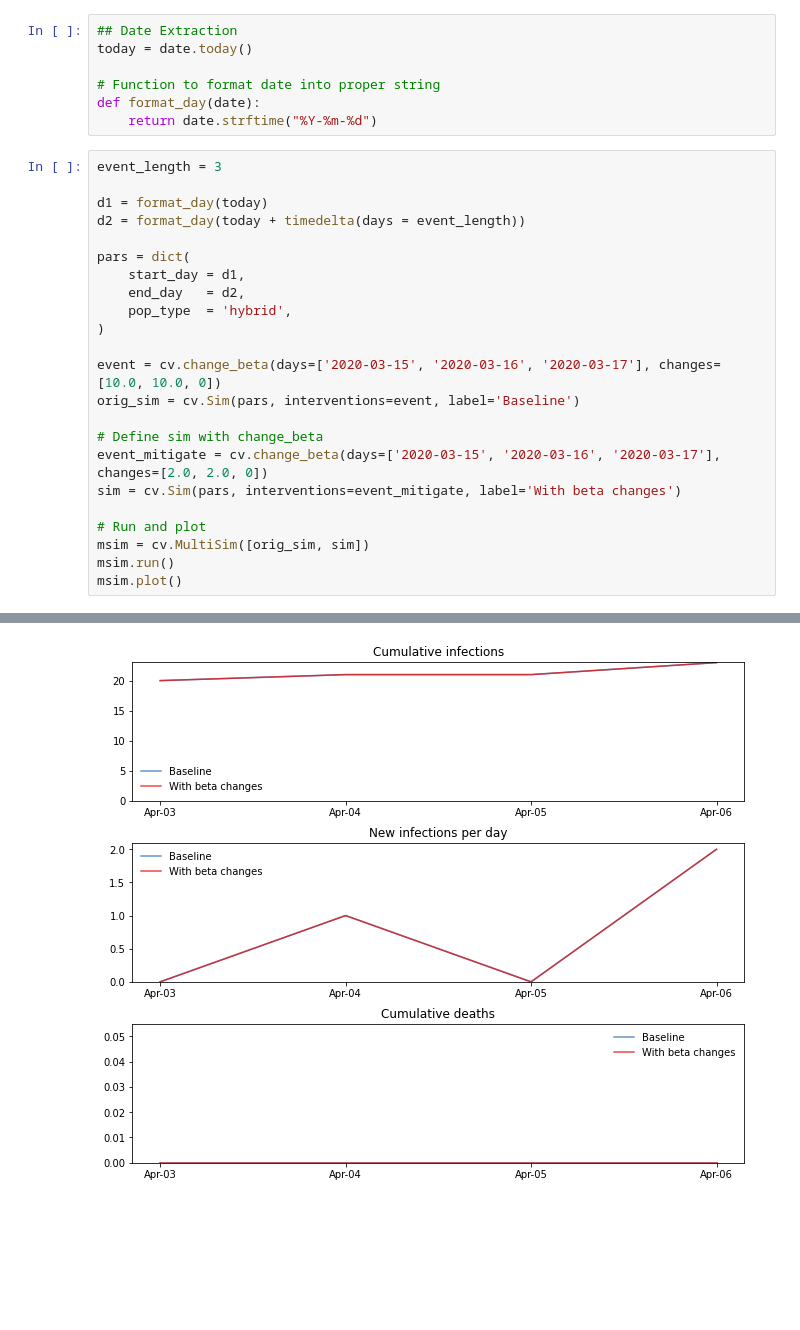
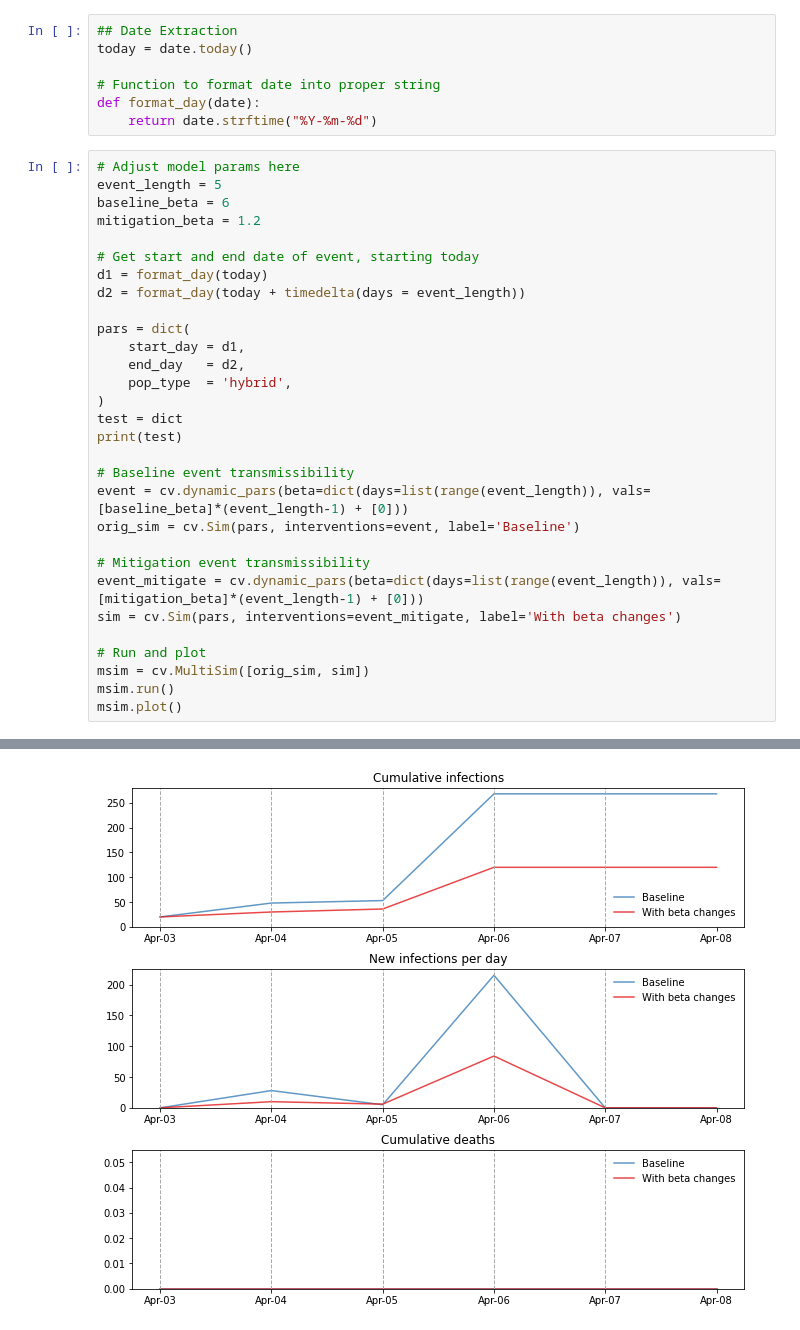
Before and after one commit to JoviaNierenberg/COVID-Event-Safety-Modeling, a Jupyter notebook: main.ipynb, the cells around one changed output, grey strips where cells are left out. Cells and saved outputs as stored; diff of their text form; blank space fills up the shorter version.

```diff
--- a/main.ipynb
+++ b/main.ipynb
@@ -10,8 +12,12 @@ today = date.today()
 def format_day(date):
     return date.strftime("%Y-%m-%d")
 # %%
-event_length = 3
+# Adjust model params here
+event_length = 5
+baseline_beta = 6
+mitigation_beta = 1.2
 
+# Get start and end date of event, starting today
 d1 = format_day(today)
 d2 = format_day(today + timedelta(days = event_length))
 
@@ -20,12 +26,15 @@ pars = dict(
     end_day   = d2,
     pop_type  = 'hybrid',
 )
+test = dict
+print(test)
 
-event = cv.change_beta(days=['2020-03-15', '2020-03-16', '2020-03-17'], changes=[10.0, 10.0, 0])
+# Baseline event transmissibility
+event = cv.dynamic_pars(beta=dict(days=list(range(event_length)), vals=[baseline_beta]*(event_length-1) + [0]))
 orig_sim = cv.Sim(pars, interventions=event, label='Baseline')
 
-# Define sim with change_beta
-event_mitigate = cv.change_beta(days=['2020-03-15', '2020-03-16', '2020-03-17'], changes=[2.0, 2.0, 0])
+# Mitigation event transmissibility
+event_mitigate = cv.dynamic_pars(beta=dict(days=list(range(event_length)), vals=[mitigation_beta]*(event_length-1) + [0]))
 sim = cv.Sim(pars, interventions=event_mitigate, label='With beta changes')
 
 # Run and plot
@@ -49,5 +58,5 @@ Simulation "With beta changes" summary:
        0 cumulative severe cases
        0 cumulative critical cases
        0 cumulative deaths
        0 cumulative quarantined people
-[figure, old version]
+[figure, new version]
```
Also changed, not shown: parts of 2 cells of this notebook.
